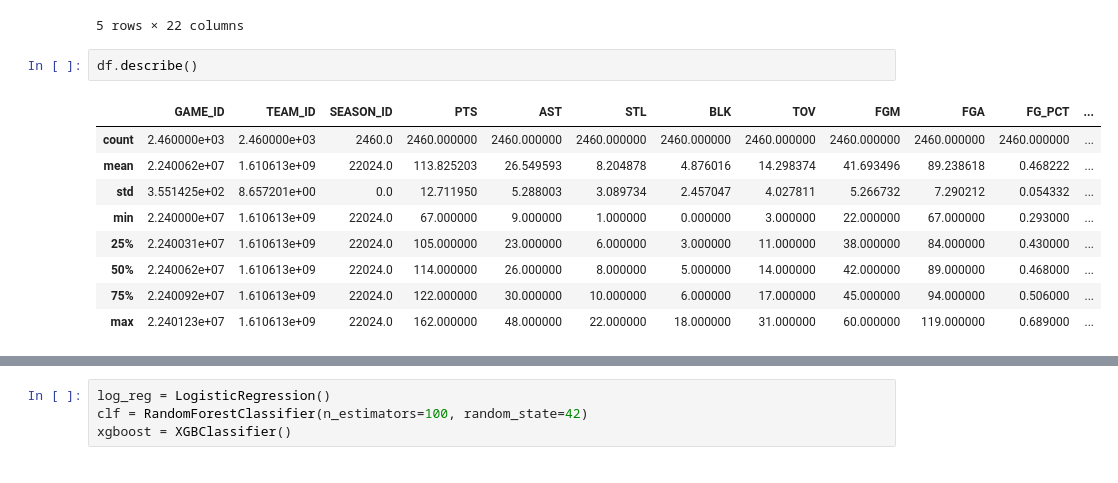
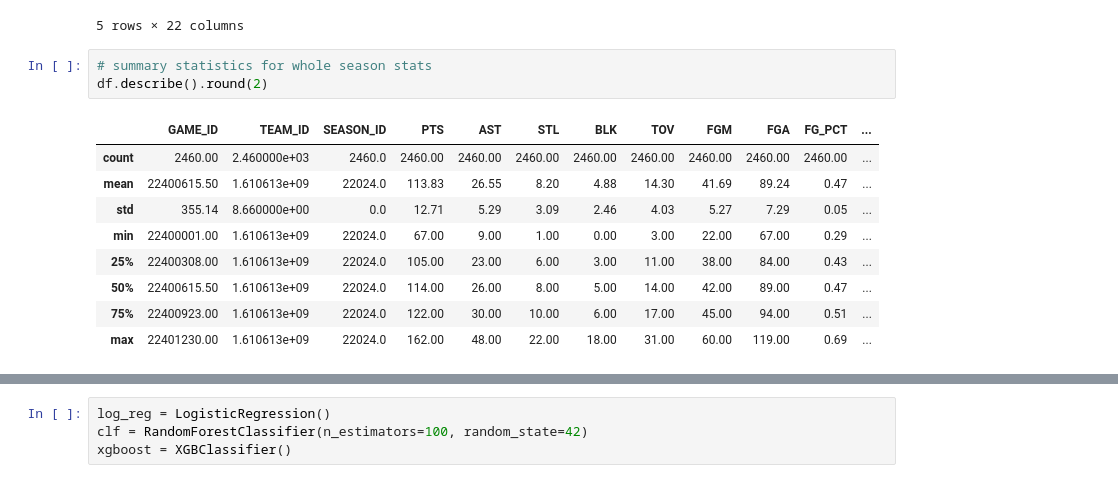
Before and after one commit to jamessabby/boxscore_ai, a Jupyter notebook: model.ipynb, the cells around one changed output, grey strips where cells are left out. Cells and saved outputs as stored; diff of their text form.

```diff
--- a/model.ipynb
+++ b/model.ipynb
@@ -33,15 +33,16 @@ df.head()
 | 4 | 22400065 | 1610612753 | 22024 | 2024-10-23 | ORL | ORL @ MIA | W | 116 | 28 | ... |
 5 rows × 22 columns
 # %%
-df.describe()
+# summary statistics for whole season stats
+df.describe().round(2)
 # %% [output]
 |  | GAME_ID | TEAM_ID | SEASON_ID | PTS | AST | STL | BLK | TOV | FGM | FGA | FG_PCT | ... |
-| count | 2.460000e+03 | 2.460000e+03 | 2460.0 | 2460.000000 | 2460.000000 | 2460.000000 | 2460.000000 | 2460.000000 | 2460.000000 | 2460.000000 | 2460.000000 | ... |
-| mean | 2.240062e+07 | 1.610613e+09 | 22024.0 | 113.825203 | 26.549593 | 8.204878 | 4.876016 | 14.298374 | 41.693496 | 89.238618 | 0.468222 | ... |
-| std | 3.551425e+02 | 8.657201e+00 | 0.0 | 12.711950 | 5.288003 | 3.089734 | 2.457047 | 4.027811 | 5.266732 | 7.290212 | 0.054332 | ... |
-| min | 2.240000e+07 | 1.610613e+09 | 22024.0 | 67.000000 | 9.000000 | 1.000000 | 0.000000 | 3.000000 | 22.000000 | 67.000000 | 0.293000 | ... |
-| 25% | 2.240031e+07 | 1.610613e+09 | 22024.0 | 105.000000 | 23.000000 | 6.000000 | 3.000000 | 11.000000 | 38.000000 | 84.000000 | 0.430000 | ... |
-| 50% | 2.240062e+07 | 1.610613e+09 | 22024.0 | 114.000000 | 26.000000 | 8.000000 | 5.000000 | 14.000000 | 42.000000 | 89.000000 | 0.468000 | ... |
-| 75% | 2.240092e+07 | 1.610613e+09 | 22024.0 | 122.000000 | 30.000000 | 10.000000 | 6.000000 | 17.000000 | 45.000000 | 94.000000 | 0.506000 | ... |
-| max | 2.240123e+07 | 1.610613e+09 | 22024.0 | 162.000000 | 48.000000 | 22.000000 | 18.000000 | 31.000000 | 60.000000 | 119.000000 | 0.689000 | ... |
+| count | 2460.00 | 2.460000e+03 | 2460.0 | 2460.00 | 2460.00 | 2460.00 | 2460.00 | 2460.00 | 2460.00 | 2460.00 | 2460.00 | ... |
+| mean | 22400615.50 | 1.610613e+09 | 22024.0 | 113.83 | 26.55 | 8.20 | 4.88 | 14.30 | 41.69 | 89.24 | 0.47 | ... |
+| std | 355.14 | 8.660000e+00 | 0.0 | 12.71 | 5.29 | 3.09 | 2.46 | 4.03 | 5.27 | 7.29 | 0.05 | ... |
+| min | 22400001.00 | 1.610613e+09 | 22024.0 | 67.00 | 9.00 | 1.00 | 0.00 | 3.00 | 22.00 | 67.00 | 0.29 | ... |
+| 25% | 22400308.00 | 1.610613e+09 | 22024.0 | 105.00 | 23.00 | 6.00 | 3.00 | 11.00 | 38.00 | 84.00 | 0.43 | ... |
+| 50% | 22400615.50 | 1.610613e+09 | 22024.0 | 114.00 | 26.00 | 8.00 | 5.00 | 14.00 | 42.00 | 89.00 | 0.47 | ... |
+| 75% | 22400923.00 | 1.610613e+09 | 22024.0 | 122.00 | 30.00 | 10.00 | 6.00 | 17.00 | 45.00 | 94.00 | 0.51 | ... |
+| max | 22401230.00 | 1.610613e+09 | 22024.0 | 162.00 | 48.00 | 22.00 | 18.00 | 31.00 | 60.00 | 119.00 | 0.69 | ... |
 # %%
```
Also changed, not shown: parts of 16 cells of this notebook, 3 other files.
